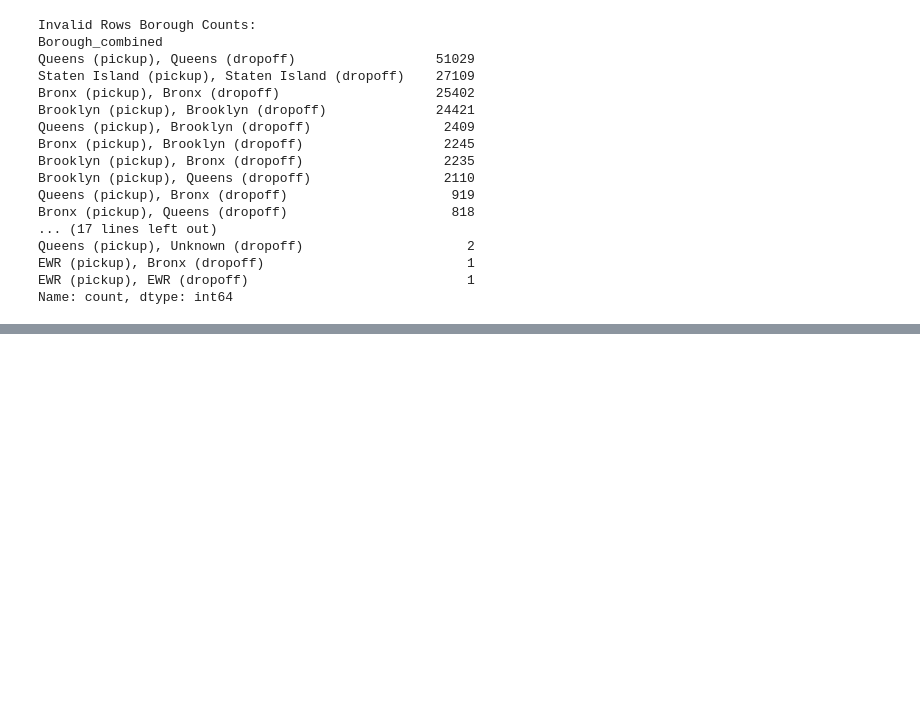
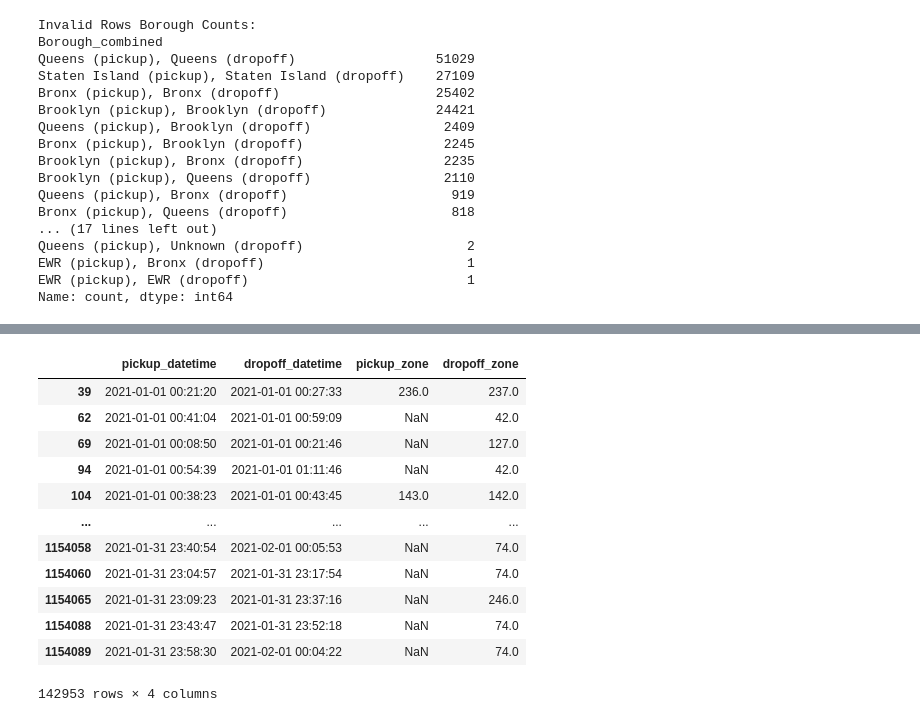
Before and after one commit to DR7439/New-York-App, a Jupyter notebook: data-analytics/taxi_cleaning_fhv.ipynb, the cells around one changed output, grey strips where cells are left out. Drawn from its saved outputs; the diff is of its cells as text; code cells hidden in the pictures; blank space fills up the shorter version.

```diff
--- a/data-analytics/taxi_cleaning_fhv.ipynb
+++ b/data-analytics/taxi_cleaning_fhv.ipynb
@@ -319,10 +322,26 @@ memory usage: 5.4 MB
 # %%
-def drop_yellow_columns(df):
+def drop_fhv_columns(df):
     columns_to_drop = ["SR_Flag", "dispatching_base_num", "Affiliated_base_number"]
 
     # Drop only the columns that exist in the DataFrame
     existing_columns_to_drop = [col for col in columns_to_drop if col in df.columns]
     df.drop(columns=existing_columns_to_drop, inplace=True)
 
     # Return the modified DataFrame
     return df
+
+drop_fhv_columns(fhv_2021_01)
+# %% [output]
+|  | pickup_datetime | dropoff_datetime | pickup_zone | dropoff_zone |
+| 39 | 2021-01-01 00:21:20 | 2021-01-01 00:27:33 | 236.0 | 237.0 |
+| 62 | 2021-01-01 00:41:04 | 2021-01-01 00:59:09 | NaN | 42.0 |
+| 69 | 2021-01-01 00:08:50 | 2021-01-01 00:21:46 | NaN | 127.0 |
+| 94 | 2021-01-01 00:54:39 | 2021-01-01 01:11:46 | NaN | 42.0 |
+| 104 | 2021-01-01 00:38:23 | 2021-01-01 00:43:45 | 143.0 | 142.0 |
+| ... | ... | ... | ... | ... |
+| 1154058 | 2021-01-31 23:40:54 | 2021-02-01 00:05:53 | NaN | 74.0 |
+| 1154060 | 2021-01-31 23:04:57 | 2021-01-31 23:17:54 | NaN | 74.0 |
+| 1154065 | 2021-01-31 23:09:23 | 2021-01-31 23:37:16 | NaN | 246.0 |
+| 1154088 | 2021-01-31 23:43:47 | 2021-01-31 23:52:18 | NaN | 74.0 |
+| 1154089 | 2021-01-31 23:58:30 | 2021-02-01 00:04:22 | NaN | 74.0 |
+142953 rows × 4 columns
```
Also changed, not shown: parts of 7 cells of this notebook, 2 other files.
